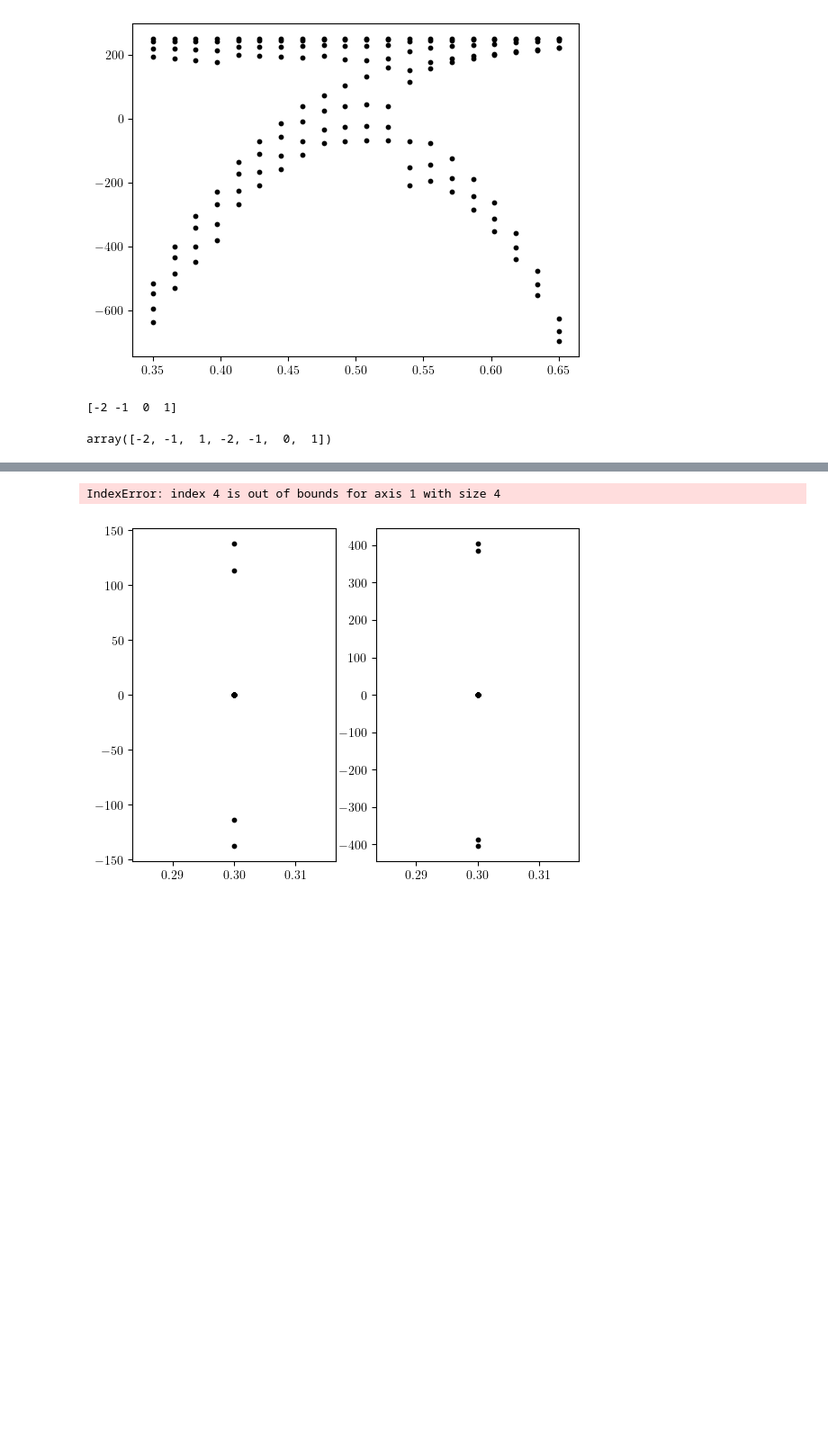
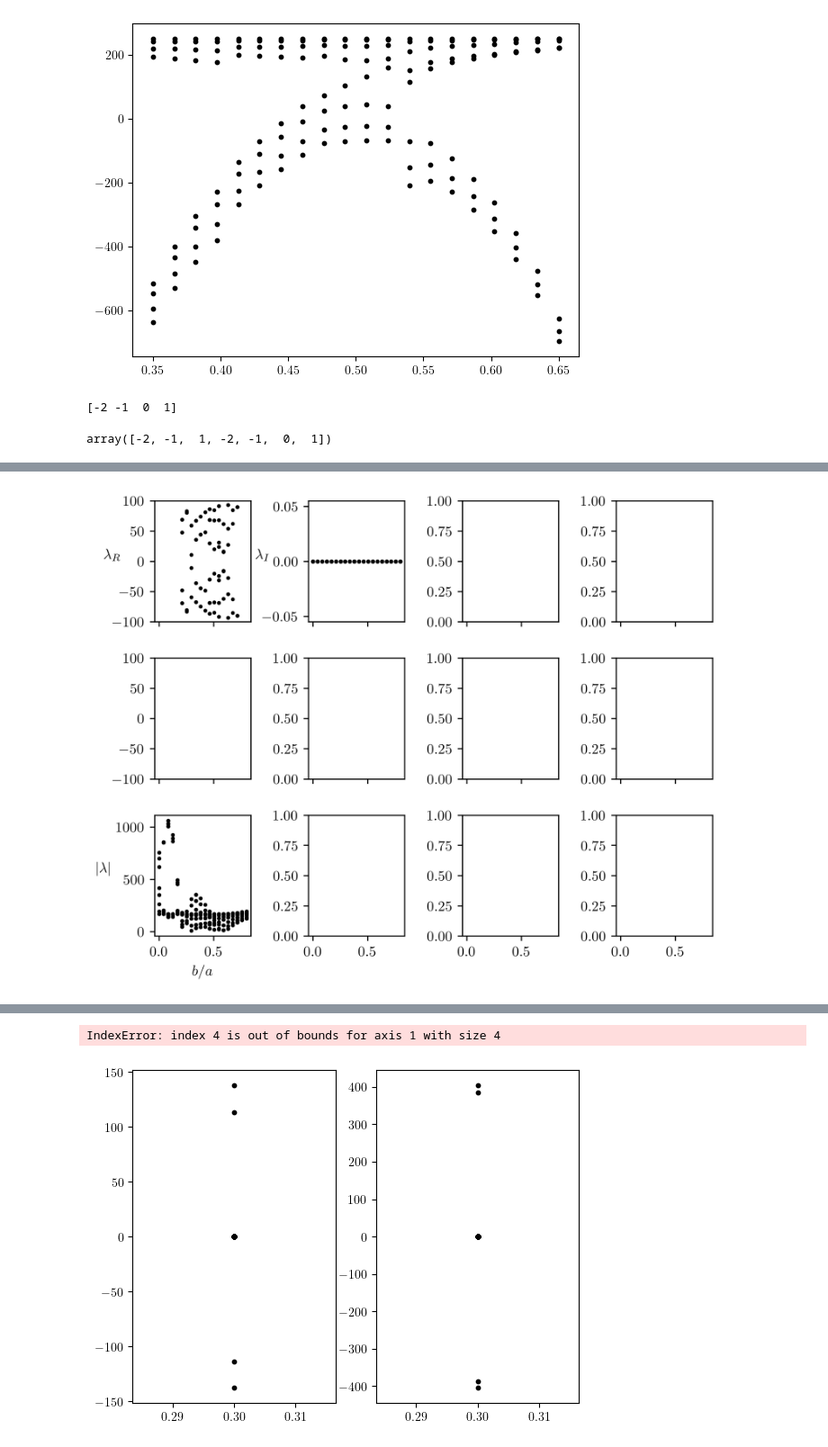
Before and after one commit to ChriGomm/master, a Jupyter notebook: numerics/interactions.ipynb, the cells around one changed output, grey strips where cells are left out. Shown at 90% size. Cells and saved outputs as stored; diff of their text form; code cells hidden in the pictures; blank space fills up the shorter version.

```diff
--- a/numerics/interactions.ipynb
+++ b/numerics/interactions.ipynb
@@ -2249,3 +2411,55 @@ plt.show()
+# %%
+# fig, ax = plt.subplots(1,1)
+# fig, ax = plt.subplots(3,4,sharex=True)
+setup = Setup_Fig(name_of_plot='lam2_anal_ml.png',fig_width=7,fig_height=5.5,xax_share=True,joined=False)
+fig, ax = setup.return_fig((3,4))
+
+# fig2, ax2 = plt.subplots(1,1)
+pad = 7
+chain_length = 8
+n=0
+
+
+phis_plot = phis
+hs_plot = hs
+eigenvals = np.zeros((N,2*chain_length),dtype=np.complex128)
+for i in range(N):
+    # for n in range(chain_length//4):
+
+        # dmat = hopping_Ham(b[i],hs[i],1,a,chain_length,lambda x, y: dip_derivative_full_vec(x, y),np.array([np.cos(phis[i]),np.sin(phis[i])]))
+        dmat = BdG_Ham(b[11],hs_plot[i],170,a,chain_length,lambda x, y: dip_derivative_full_vec(x, y),np.array([np.cos(phis_plot[i]),np.sin(phis_plot[i])]))
+        # dmat = hopping_Ham_k(k,b[i],hs[i],(m*w**2*r**2/V)[-1]/10**8,a,chain_length,lambda x, y: dip_derivative_full_vec(x, y),np.array([np.cos(phis[i]),np.sin(phis[i])]))
+        eig = np.linalg.eigvals(dmat)
+        eigenvals[i] = eig
+
+        marker_size = 3
+        ax[2,n].scatter(hs[i]*np.ones(len(eig)),np.real(np.abs(eig)),color="0",s=marker_size)
+        ax[n//2,2*(n%2)].scatter(hs[i]*np.ones(len(eig)),np.real(eig),color="0",s=marker_size)
+        ax[n//2,2*(n%2)+1].scatter(hs[i]*np.ones(len(eig)),np.imag(eig),color="0",s=marker_size)
+# wrapper[n//2].append(lambda k=2*(n%2), s=n//2: setup.format_ax(ax[s,k],shape=(3,4),j=int(k>0),set_ticks=False,bottom=0))
+# wrapper[n//2].append(lambda k=2*(n%2)+1, s=n//2: setup.format_ax(ax[s,k],shape=(3,4),j=int(k>0),set_ticks=False,bottom=0))
+# wrapper[2].append(lambda k=n, s=2: setup.format_ax(ax[s,k],shape=(3,4),j=int(k>0),set_ticks=False,bottom=s))
+
+# ax[n//2,2*(n%2)] = wrapper[n//2][2*(n%2)]()
+# ax[n//2,2*(n%2)+1] = wrapper[n//2][2*(n%2)+1]()
+# ax[2,n] = wrapper[2][n]()
+# ax[n//2,2*(n%2)].text(0.6,1.1,r"$m\omega^2={:.1f}\,V_0(a)/(2a^2)$".format(Deltas[l]),transform=ax[n//2,2*(n%2)].transAxes)
+# ax[2,n].text(-0.08,1.1,r"$m\omega^2={:.1f}\,V_0(a)/(2a^2)$".format(Deltas[l]),transform=ax[2,n].transAxes,fontsize=7)
+ax[n//2,2*(n%2)].set_ylabel(r"$\lambda_R$",rotation=0,labelpad=0)
+ax[n//2,2*(n%2)+1].set_ylabel(r"$\lambda_I$",rotation=0,labelpad=0)
+ax[2,n].set_ylabel(r"$|\lambda|$",rotation=0,labelpad=8)
+ax[2,n].set_xlabel(r"$b/a$")
+ax[0,n].set_ylim(-100,100)
+ax[1,n].set_ylim(-100,100)
+n +=1
+min_ind = np.argmin(np.min(np.abs(eigenvals),axis=1))
+# print(Deltas[l],min_ind,b[min_ind])
+# ax[2,0].set_yticks([0,0.1,0.2])
+plt.subplots_adjust(wspace=0.6,hspace=0.3)
+# plt.savefig("/home//christian/Documents/master/protocol/pictures/"+"spectrum_abs_of_tuned_BdG_various_shift.pdf",bbox_inches='tight')#free_evol_1spto10coupling
+plt.show()
+# %% [output]
+[figure, added]
 # %%
 # fig, ax = plt.subplots(1,1)
 # fig, ax = plt.subplots(3,4,sharex=True)
```
Also changed, not shown: parts of 17 cells of this notebook, 17 other files.
